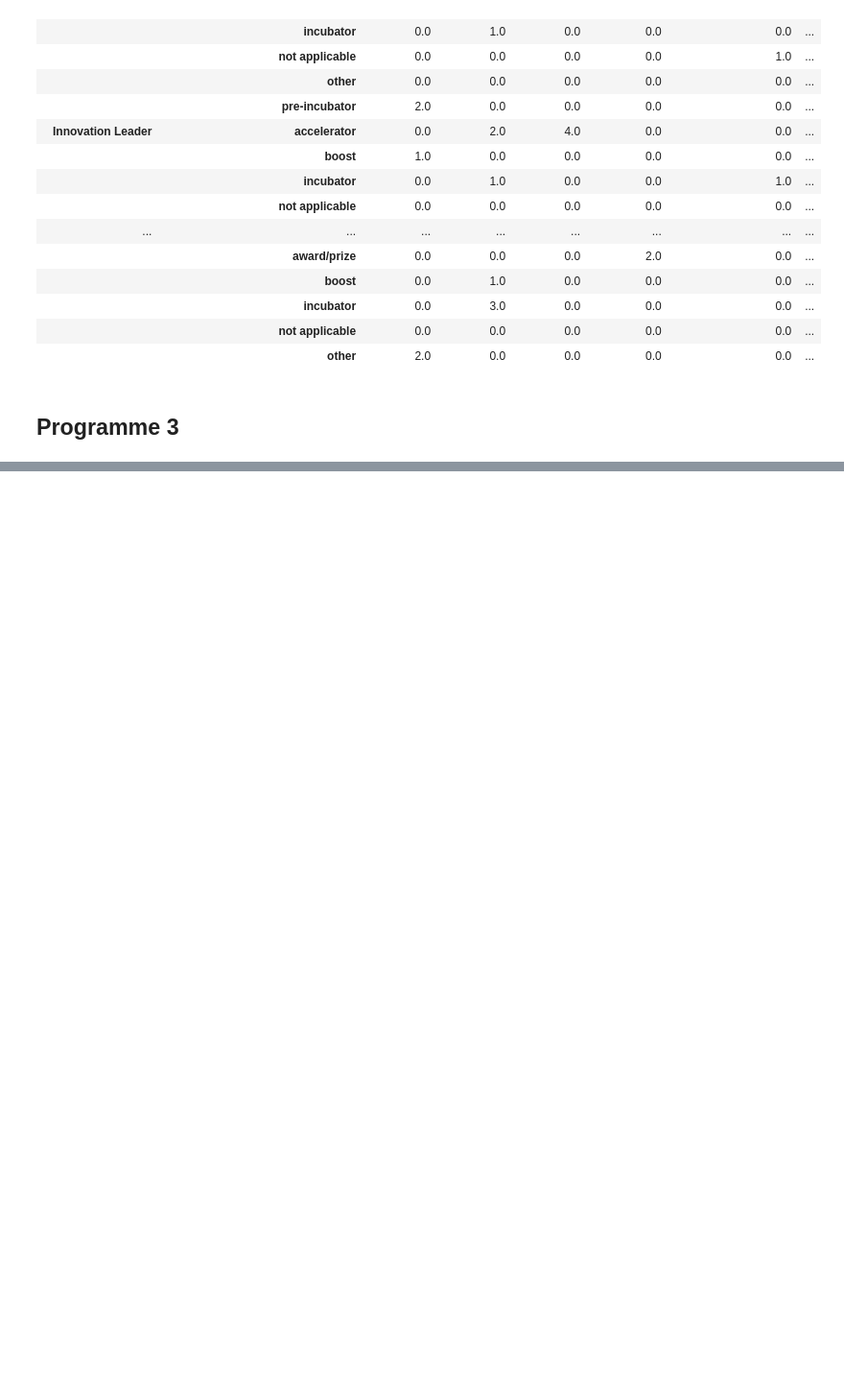
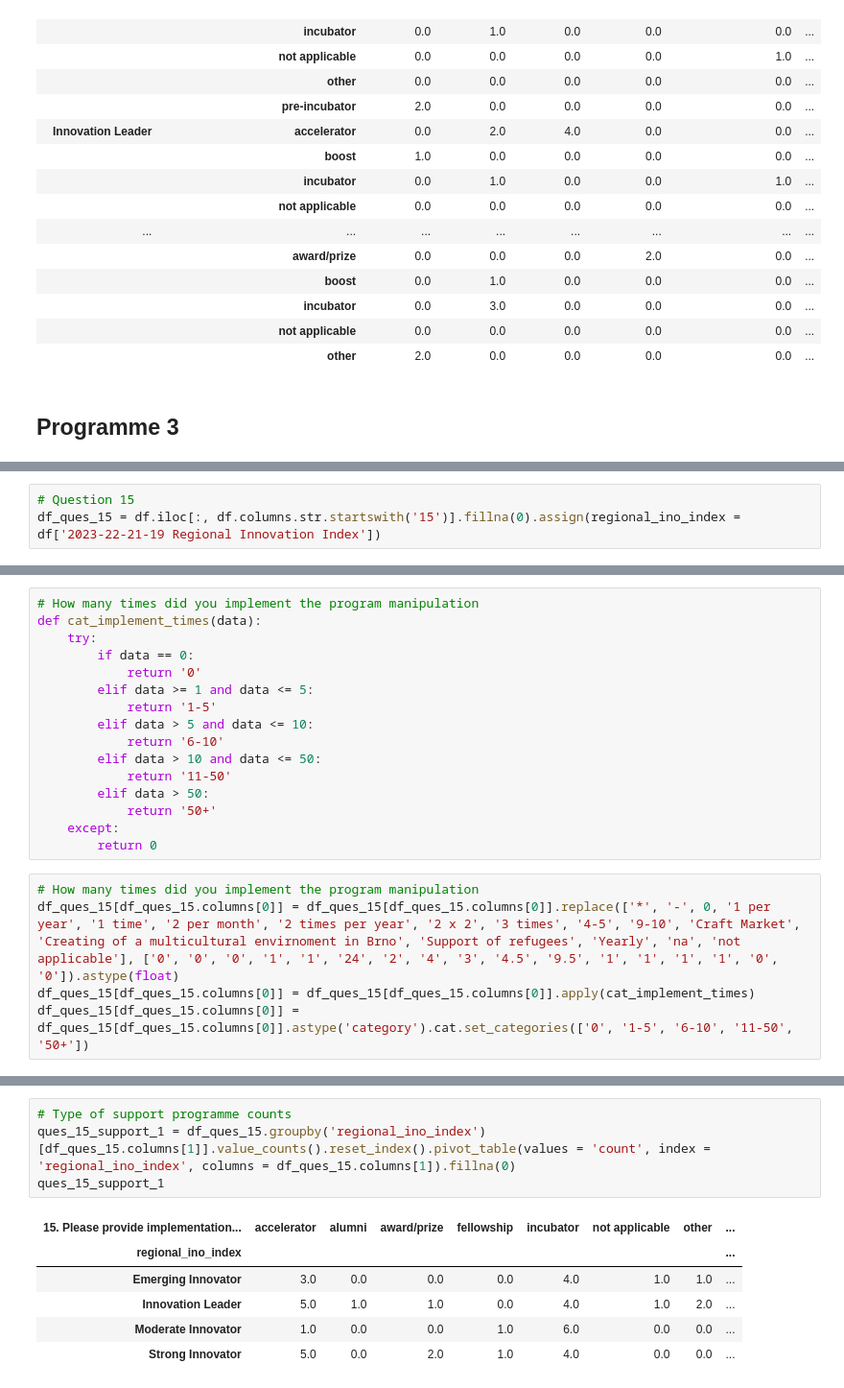
Before and after one commit to tahasarnic/EIT-surver, a Jupyter notebook: analysis.ipynb, the cells around one changed output, grey strips where cells are left out. Shown at 96% size. Cells and saved outputs as stored; diff of their text form; blank space fills up the shorter version.

```diff
--- a/analysis.ipynb
+++ b/analysis.ipynb
@@ -265,0 +262,3 @@ df_ques_9.groupby(['regional_ino_index', df_ques_9.columns[8]])[df_ques_9.column
+# %%
+# Question 15
+df_ques_15 = df.iloc[:, df.columns.str.startswith('15')].fillna(0).assign(regional_ino_index = df['2023-22-21-19 Regional Innovation Index'])
@@ -265,0 +267,21 @@ df_ques_9.groupby(['regional_ino_index', df_ques_9.columns[8]])[df_ques_9.column
+# %%
+# How many times did you implement the program manipulation
+def cat_implement_times(data):
+    try:
+        if data == 0:
+            return '0'
+        elif data >= 1 and data <= 5:
+            return '1-5'
+        elif data > 5 and data <= 10:
+            return '6-10'
+        elif data > 10 and data <= 50:
+            return '11-50'
+        elif data > 50:
+            return '50+'
+    except:
+        return 0
+# %%
+# How many times did you implement the program manipulation
+df_ques_15[df_ques_15.columns[0]] = df_ques_15[df_ques_15.columns[0]].replace(['*', '-', 0, '1 per year', '1 time', '2 per month', '2 times per year', '2 x 2', '3 times', '4-5', '9-10', 'Craft Market', 'Creating of a multicultural envirnoment in Brno', 'Support of refugees', 'Yearly', 'na', 'not applicable'], ['0', '0', '0', '1', '1', '24', '2', '4', '3', '4.5', '9.5', '1', '1', '1', '1', '0', '0']).astype(float)
+df_ques_15[df_ques_15.columns[0]] = df_ques_15[df_ques_15.columns[0]].apply(cat_implement_times)
+df_ques_15[df_ques_15.columns[0]] = df_ques_15[df_ques_15.columns[0]].astype('category').cat.set_categories(['0', '1-5', '6-10', '11-50', '50+'])
@@ -265,0 +299,11 @@ df_ques_9.groupby(['regional_ino_index', df_ques_9.columns[8]])[df_ques_9.column
+# %%
+# Type of support programme counts
+ques_15_support_1 = df_ques_15.groupby('regional_ino_index')[df_ques_15.columns[1]].value_counts().reset_index().pivot_table(values = 'count', index = 'regional_ino_index', columns = df_ques_15.columns[1]).fillna(0)
+ques_15_support_1
+# %% [output]
+| 15. Please provide implementation... | accelerator | alumni | award/prize | fellowship | incubator | not applicable | other | ... |
+| regional_ino_index |  |  |  |  |  |  |  | ... |
+| Emerging Innovator | 3.0 | 0.0 | 0.0 | 0.0 | 4.0 | 1.0 | 1.0 | ... |
+| Innovation Leader | 5.0 | 1.0 | 1.0 | 0.0 | 4.0 | 1.0 | 2.0 | ... |
+| Moderate Innovator | 1.0 | 0.0 | 0.0 | 1.0 | 6.0 | 0.0 | 0.0 | ... |
+| Strong Innovator | 5.0 | 0.0 | 2.0 | 1.0 | 4.0 | 0.0 | 0.0 | ... |
```
Also changed, not shown: parts of 72 cells of this notebook.
